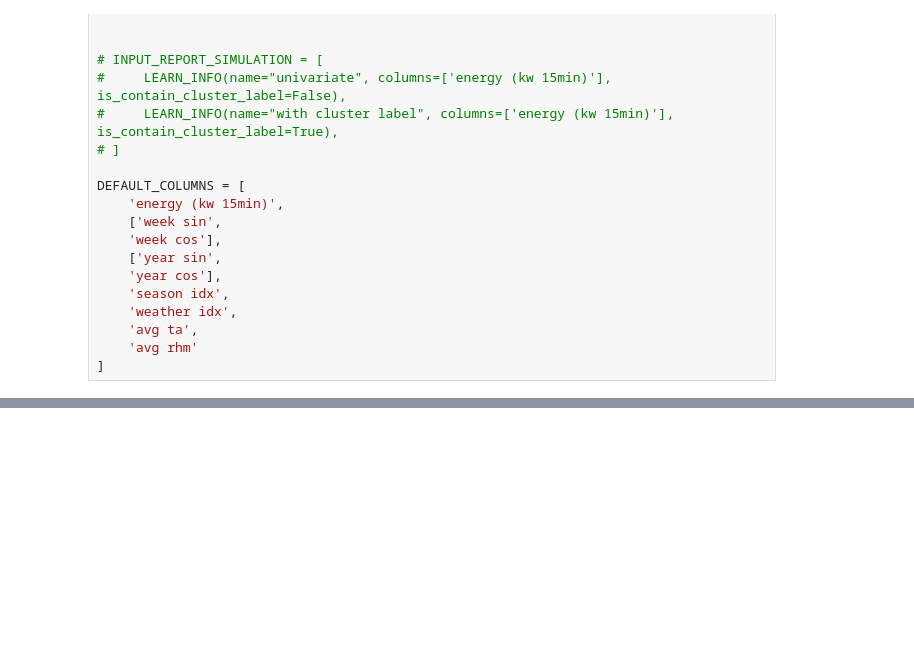
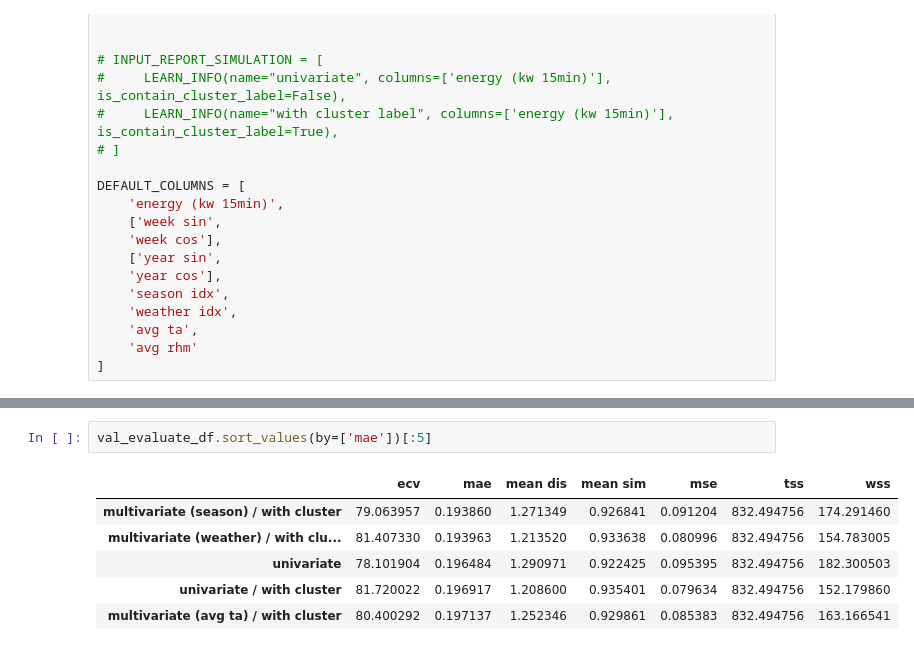
Before and after one commit to formegusto/demand-forecasting, a Jupyter notebook: Cluster Pattern Use (Input).ipynb, the cells around one changed output, grey strips where cells are left out. Saved outputs shown, nothing was run; the diff lists cells and outputs as text; blank space fills up the shorter version.

```diff
--- a/Cluster Pattern Use (Input).ipynb
+++ b/Cluster Pattern Use (Input).ipynb
@@ -123,0 +210,9 @@ val_evaluate_df
+# %%
+val_evaluate_df.sort_values(by=['mae'])[:5]
+# %% [output]
+|  | ecv | mae | mean dis | mean sim | mse | tss | wss |
+| multivariate (season) / with cluster | 79.063957 | 0.193860 | 1.271349 | 0.926841 | 0.091204 | 832.494756 | 174.291460 |
+| multivariate (weather) / with clu... | 81.407330 | 0.193963 | 1.213520 | 0.933638 | 0.080996 | 832.494756 | 154.783005 |
+| univariate | 78.101904 | 0.196484 | 1.290971 | 0.922425 | 0.095395 | 832.494756 | 182.300503 |
+| univariate / with cluster | 81.720022 | 0.196917 | 1.208600 | 0.935401 | 0.079634 | 832.494756 | 152.179860 |
+| multivariate (avg ta) / with cluster | 80.400292 | 0.197137 | 1.252346 | 0.929861 | 0.085383 | 832.494756 | 163.166541 |
```
Also changed, not shown: parts of 9 cells of this notebook, 5 other files.
